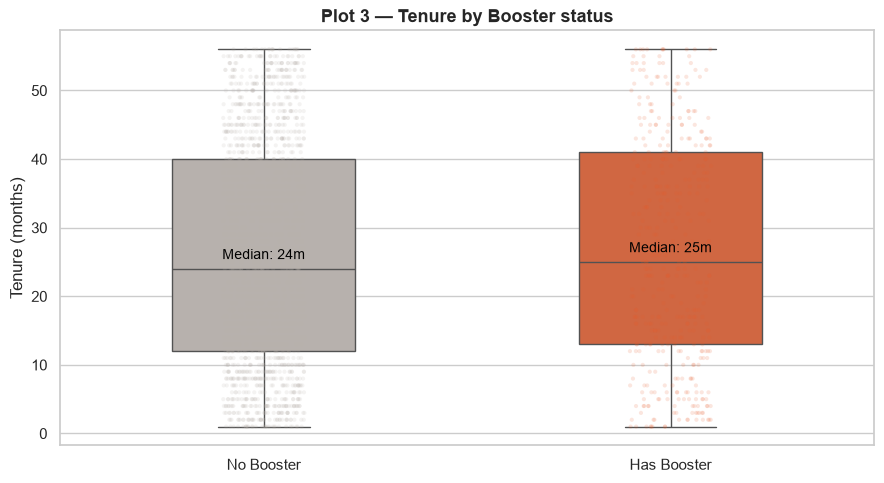
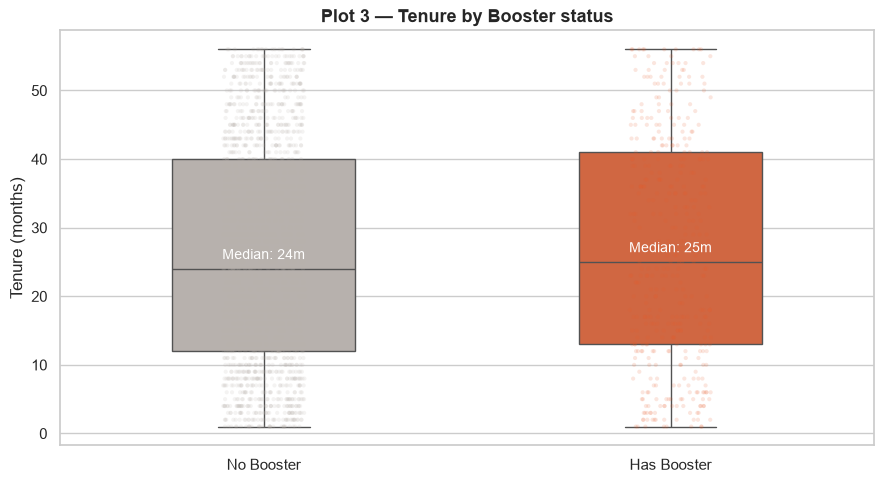
The change to this notebook cell's code, shown as a diff; its figure went from the first image to the second:
--- before
+++ after
@@ -32,5 +32,5 @@
     median = group["tenure"].median()
     x_pos = ["No Booster", "Has Booster"].index(label)
-    ax.text(x_pos, median + 1, f"Median: {median:.0f}m", ha="center", va="bottom", fontsize=FONT_SIZE_LABEL_MD, color=FONT_COLOR_ANNOTATION)
+    ax.text(x_pos, median + 1, f"Median: {median:.0f}m", ha="center", va="bottom", fontsize=FONT_SIZE_LABEL_MD, color=FONT_COLOR_ON_BAR)
 
 plt.tight_layout()

Commit: unified style 2